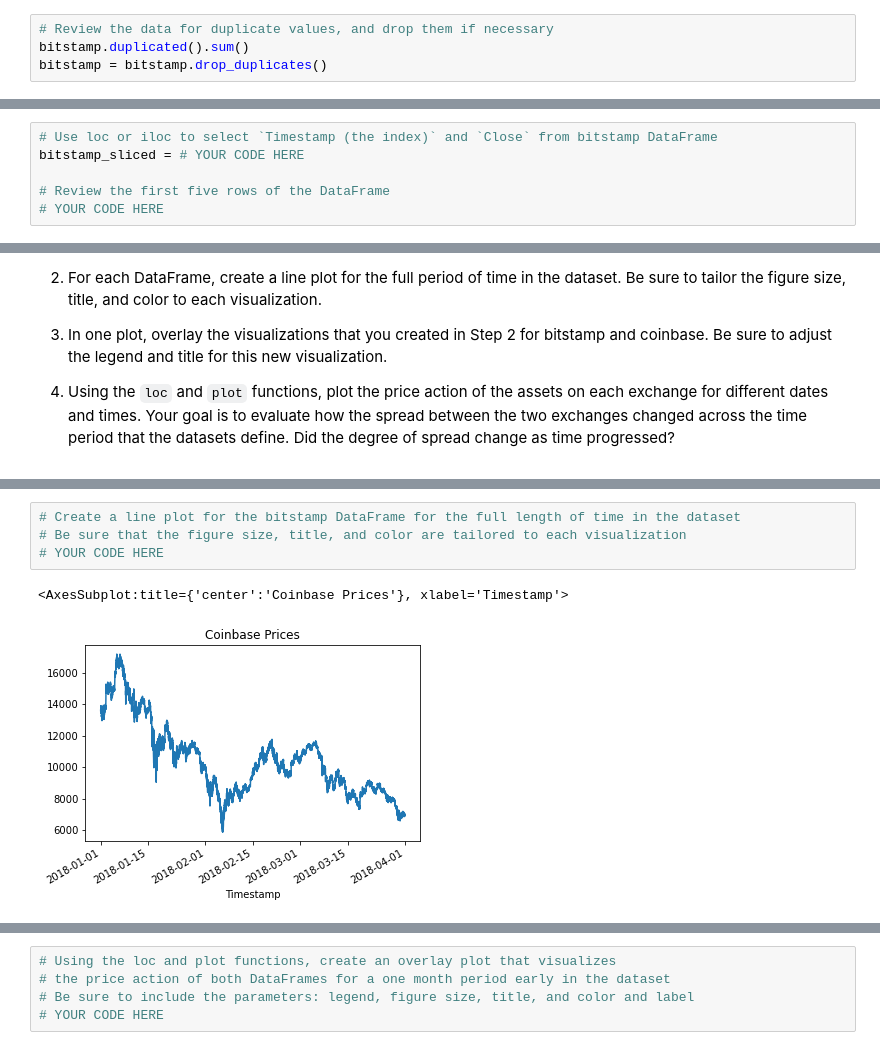
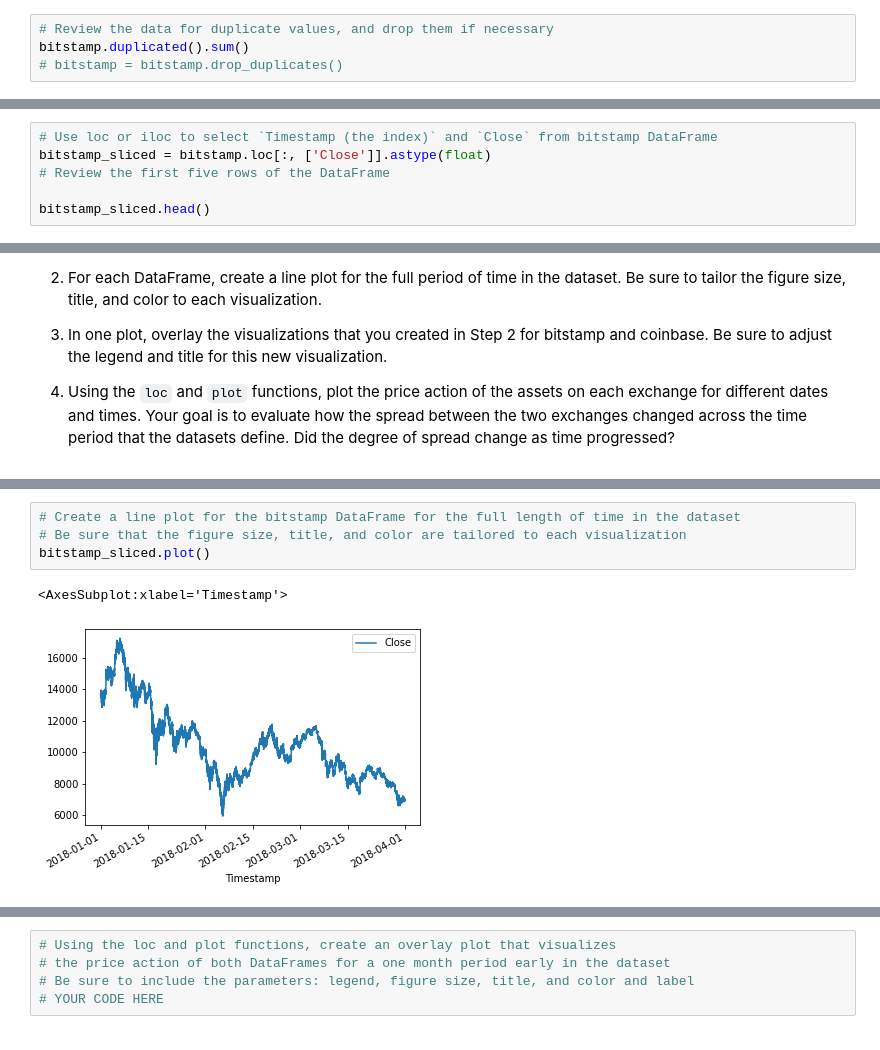
Before and after one commit to annajolt/Challenge_3, a Jupyter notebook: crypto_arbitrage.ipynb, the cells around one changed output, grey strips where cells are left out. Saved outputs shown, nothing was run; the diff lists cells and outputs as text.

Commit message:
was stuck with .loc method, until realizing to put the Close series in brackets. Also had issues with going from ojbect to float dtype. had to do it twice for bitstamp

```diff
--- a/crypto_arbitrage.ipynb
+++ b/crypto_arbitrage.ipynb
@@ -127,4 +136,4 @@ Name: Close, Length: 129540, dtype: float64
 # %%
 # Review the data for duplicate values, and drop them if necessary
 bitstamp.duplicated().sum()
-bitstamp = bitstamp.drop_duplicates()
+# bitstamp = bitstamp.drop_duplicates()
@@ -166,10 +177,10 @@ Select the data you want to analyze. Use `loc` or `iloc` to select the following
 * Close
 # %%
 # Use loc or iloc to select `Timestamp (the index)` and `Close` from bitstamp DataFrame
-bitstamp_sliced = # YOUR CODE HERE
+bitstamp_sliced = bitstamp.loc[:, ['Close']].astype(float)
+# Review the first five rows of the DataFrame
 
-# Review the first five rows of the DataFrame
-# YOUR CODE HERE
+bitstamp_sliced.head()
 # %% [output]
 |  | Close |
 | Timestamp |  |
@@ -233,10 +250,10 @@ Sort through the time series data associated with the bitstamp and coinbase Data
 # %%
 # Create a line plot for the bitstamp DataFrame for the full length of time in the dataset
 # Be sure that the figure size, title, and color are tailored to each visualization
-# YOUR CODE HERE
+bitstamp_sliced.plot()
 # %% [output]
-<AxesSubplot:title={'center':'Coinbase Prices'}, xlabel='Timestamp'>
+<AxesSubplot:xlabel='Timestamp'>
-[figure, old version]
+[figure, new version]
 # %%
 # Create a line plot for the coinbase DataFrame for the full length of time in the dataset
 # Be sure that the figure size, title, and color are tailored to each visualization
```
Also changed, not shown: parts of 11 cells of this notebook.
